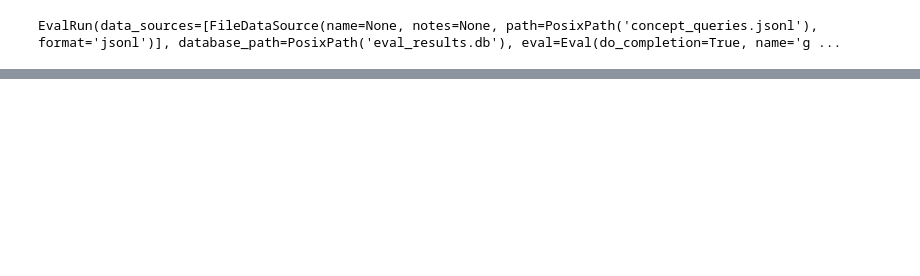
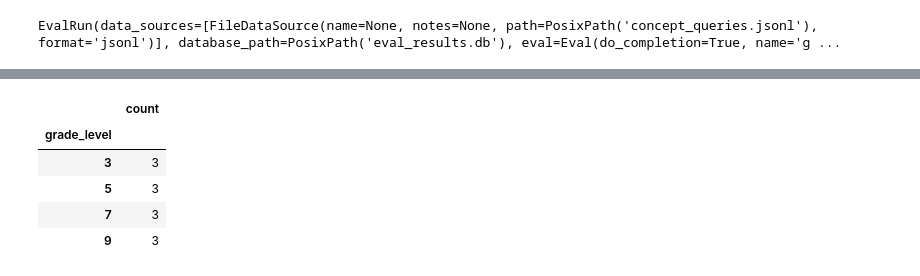
Before and after one commit to DigitalHarborFoundation/FlexEval, a Jupyter notebook: vignettes/metric_analysis.ipynb, the cells around one changed output, grey strips where cells are left out. Cells and saved outputs as stored; diff of their text form; code cells hidden in the pictures; blank space fills up the shorter version.

```diff
--- a/vignettes/metric_analysis.ipynb
+++ b/vignettes/metric_analysis.ipynb
@@ -194,0 +307,27 @@ for metric in metric_access.get_all_metrics():
+# %%
+thread_ids = set(flesch_reading_ease.thread)
+# get the first message in each thread
+first_message_df = pd.DataFrame(
+    metric_access.get_first_user_message_for_threads(thread_ids)
+)
+# add the first_message_content column
+flesch_reading_ease = flesch_reading_ease.merge(
+    first_message_df[["thread", "content"]].rename(
+        columns={"content": "first_message_content"}
+    ),
+    how="inner",
+    on="thread",
+)
+flesch_reading_ease["grade_level"] = (
+    flesch_reading_ease.first_message_content.str.extract(
+        r"(\d+)(?:st|nd|rd|th)-grade"
+    ).astype(int)
+)
+pd.DataFrame(flesch_reading_ease.grade_level.value_counts())
+# %% [output]
+|  | count |
+| grade_level |  |
+| 3 | 3 |
+| 5 | 3 |
+| 7 | 3 |
+| 9 | 3 |
```
Also changed, not shown: parts of 40 cells of this notebook, 6 other files.
